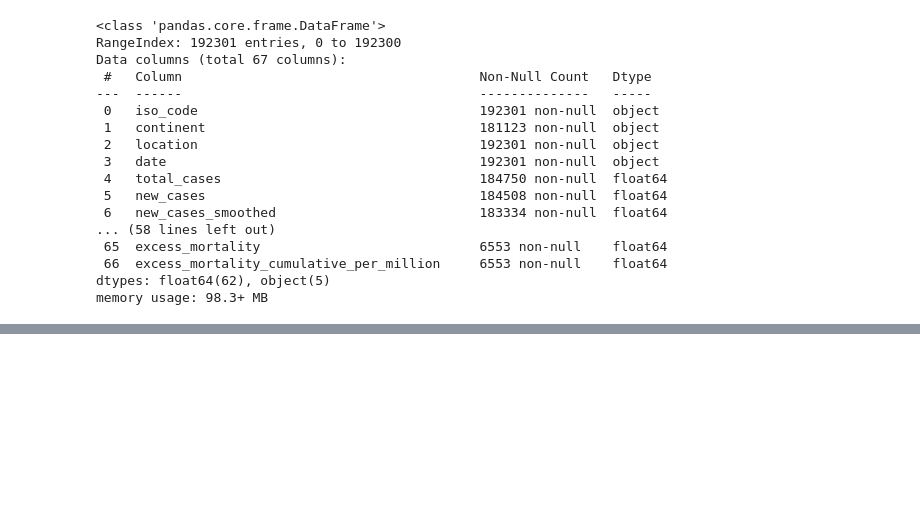
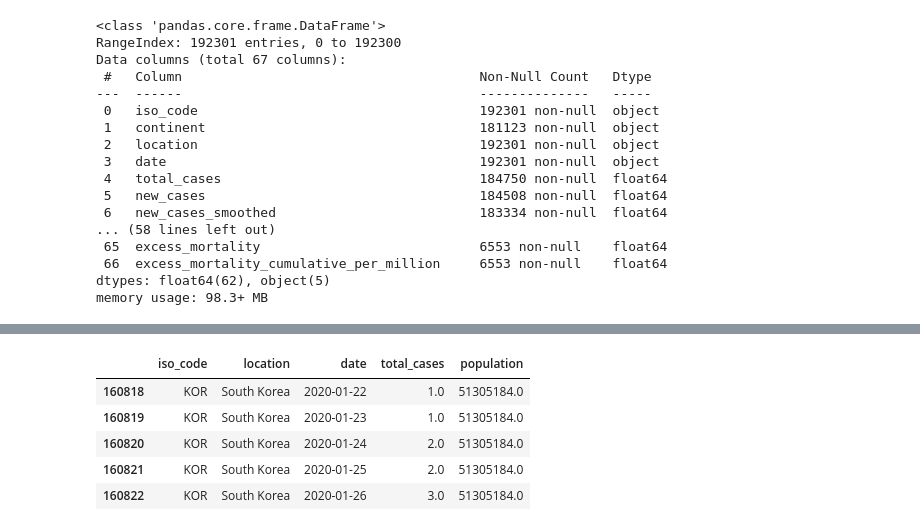
Before and after one commit to KimHyoJun99/LIKELION_AI, a Jupyter notebook: Data_TIL/EDA/EDA_covid.ipynb, the cells around one changed output, grey strips where cells are left out. Saved outputs shown, nothing was run; the diff lists cells and outputs as text; code cells hidden in the pictures; blank space fills up the shorter version.

```diff
--- a/Data_TIL/EDA/EDA_covid.ipynb
+++ b/Data_TIL/EDA/EDA_covid.ipynb
@@ -44,0 +134,10 @@ memory usage: 98.3+ MB
+# %%
+df_KOR_selec = df_KOR[["iso_code", "location", "date", "total_cases", "population"]]
+df_KOR_selec.head()
+# %% [output]
+|  | iso_code | location | date | total_cases | population |
+| 160818 | KOR | South Korea | 2020-01-22 | 1.0 | 51305184.0 |
+| 160819 | KOR | South Korea | 2020-01-23 | 1.0 | 51305184.0 |
+| 160820 | KOR | South Korea | 2020-01-24 | 2.0 | 51305184.0 |
+| 160821 | KOR | South Korea | 2020-01-25 | 2.0 | 51305184.0 |
+| 160822 | KOR | South Korea | 2020-01-26 | 3.0 | 51305184.0 |
```
Also changed, not shown: parts of 6 cells of this notebook.
